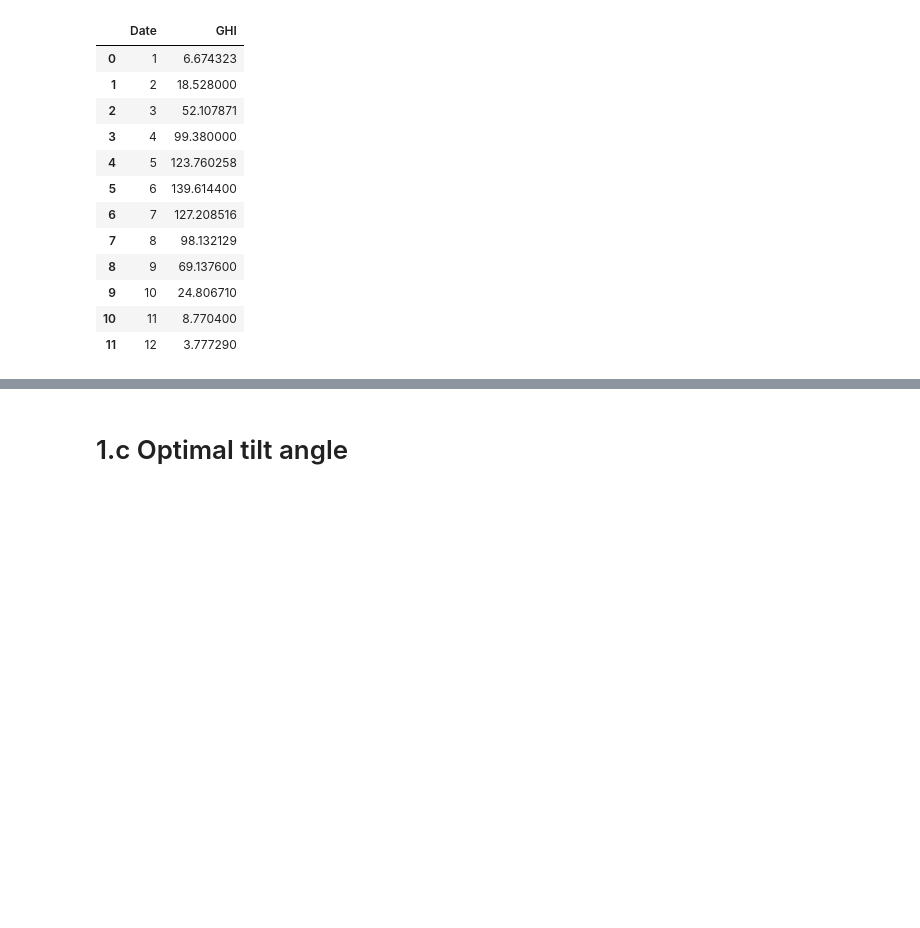
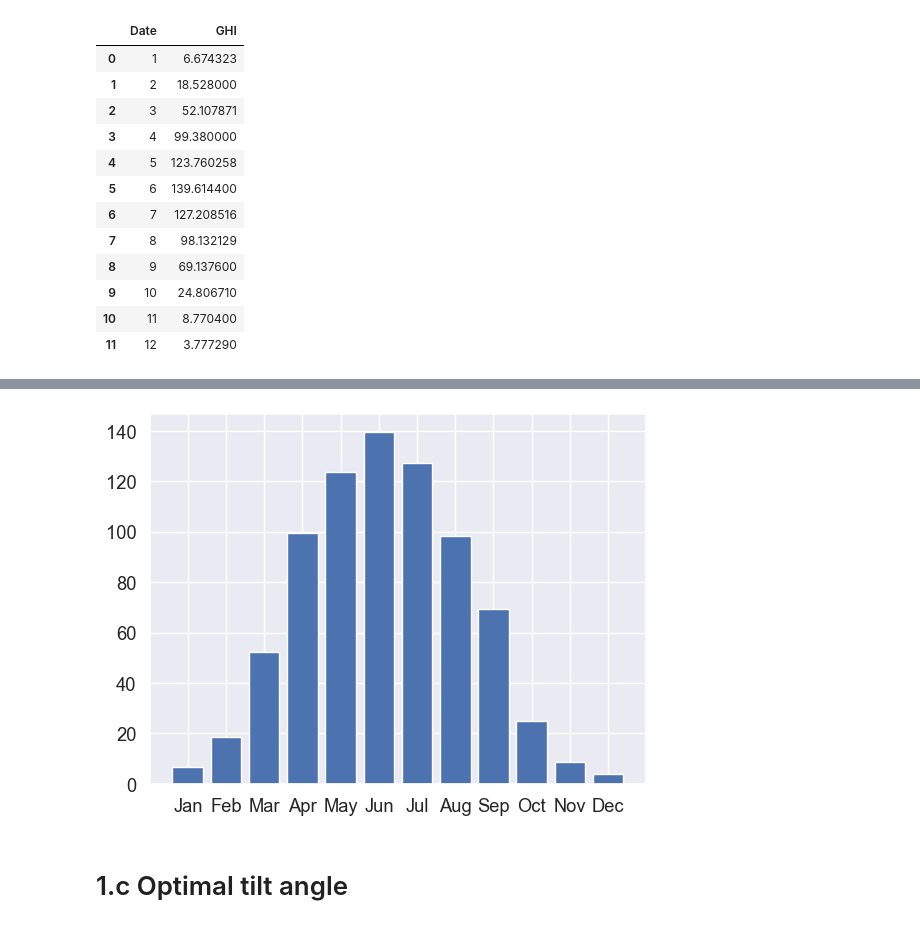
Before and after one commit to BastianValhoj/pv3, a Jupyter notebook: notebooks/bastian_part1.ipynb, the cells around one changed output, grey strips where cells are left out. Cells and saved outputs as stored; diff of their text form; code cells hidden in the pictures; blank space fills up the shorter version.

```diff
--- a/notebooks/bastian_part1.ipynb
+++ b/notebooks/bastian_part1.ipynb
@@ -93,3 +96,10 @@ ax.set_xticklabels(xtick_label);
+# %%
+fig, ax = plt.subplots()
+ax.bar(H_month["Date"], H_month["GHI"], color="b")
+ax.set_xticks(range(1,13))
+ax.set_xticklabels(xtick_label);
+# %% [output]
+[figure, added]
 # %% [markdown]
 # 1.c Optimal tilt angle
 # %%
```
Also changed, not shown: parts of 5 cells of this notebook, 4 other files.
